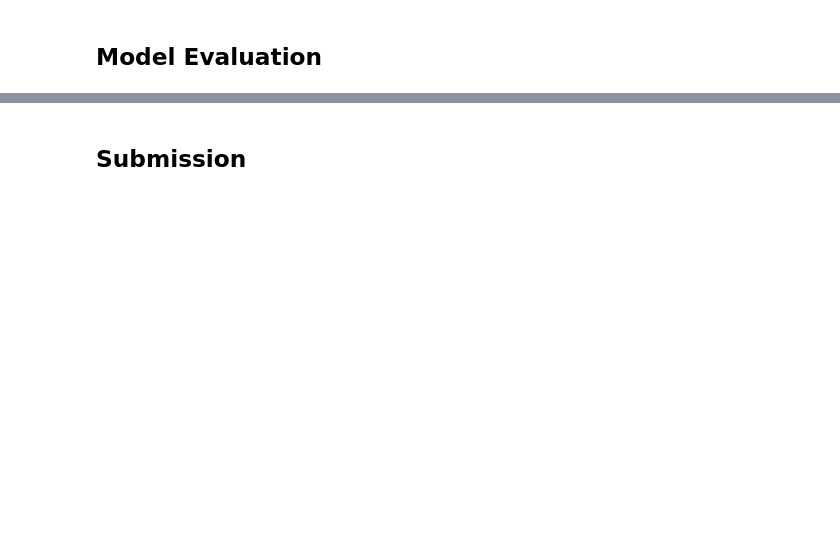
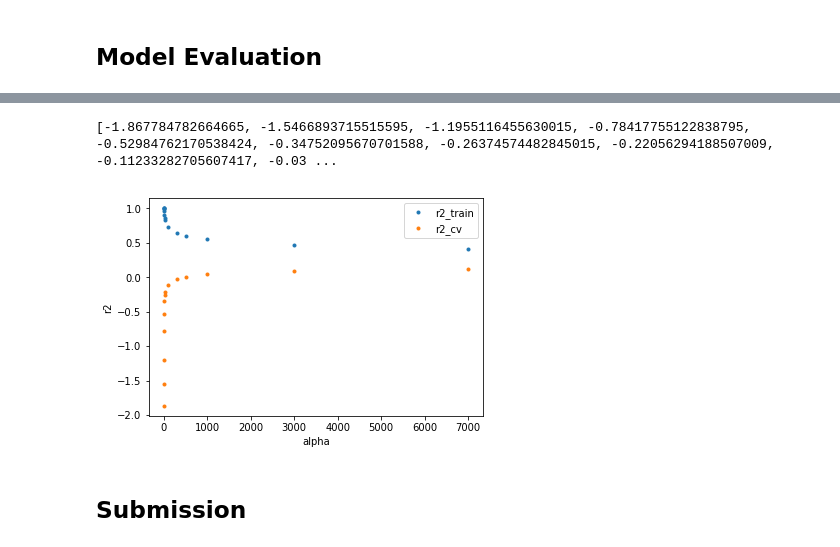
Before and after one commit to Mogbo/Student-score-prediction, a Jupyter notebook: Competition.ipynb, the cells around one changed output, grey strips where cells are left out. Saved outputs shown, nothing was run; the diff lists cells and outputs as text; code cells hidden in the pictures; blank space fills up the shorter version.

```diff
--- a/Competition.ipynb
+++ b/Competition.ipynb
@@ -186,3 +196,14 @@ print(J_cv)
+# %%
+plt.plot(alphas, r2_train, label='r2_train', marker='.', linestyle='none')
+plt.plot(alphas, r2_cv, label='r2_cv', marker='.', linestyle='none')
+plt.xlabel('alpha')
+plt.ylabel('r2')
+plt.legend()
+
+print(r2_cv)
+# %% [output]
+[-1.867784782664665, -1.5466893715515595, -1.1955116455630015, -0.78417755122838795, -0.52984762170538424, -0.34752095670701588, -0.26374574482845015, -0.22056294188507009, -0.11233282705607417, -0.03 ...
+[figure, added]
 # %% [markdown]
 ## Submission
 # %%
```
Also changed, not shown: parts of 4 cells of this notebook.
